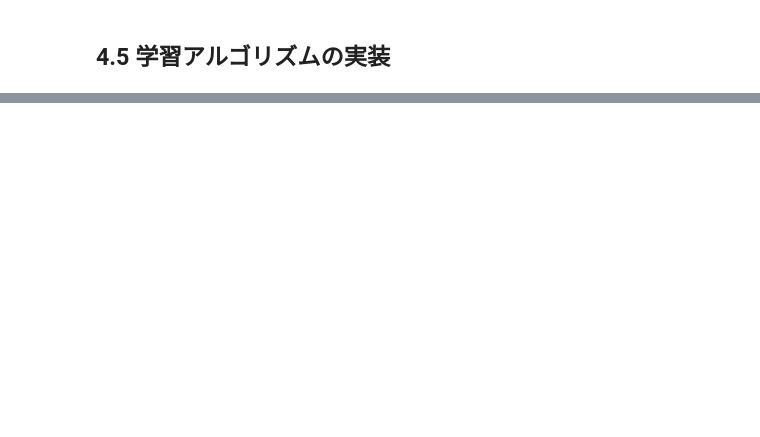
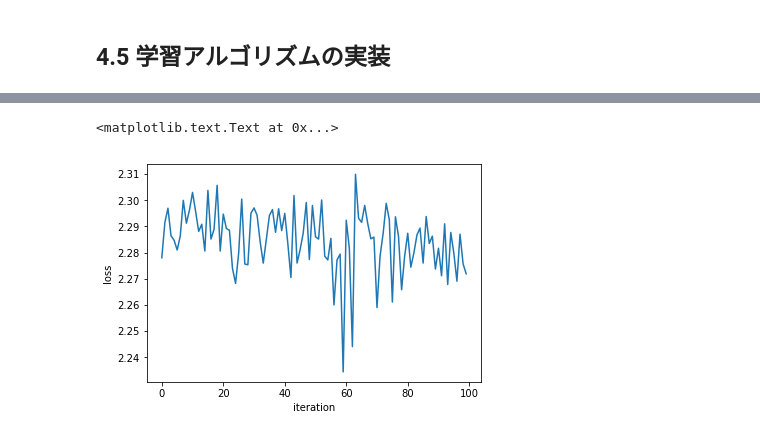
Before and after one commit to andokazu1979/deep-learning-from-scratch, a Jupyter notebook: ch04/ch04.ipynb, the cells around one changed output, grey strips where cells are left out. Drawn from its saved outputs; the diff is of its cells as text; code cells hidden in the pictures; blank space fills up the shorter version.

```diff
--- a/ch04/ch04.ipynb
+++ b/ch04/ch04.ipynb
@@ -283,0 +481,7 @@ print(dW)
+# %%
+plt.plot(train_loss_list)
+plt.xlabel("iteration")
+plt.ylabel("loss")
+# %% [output]
+<matplotlib.text.Text at 0x...>
+[figure, added]
```
Also changed, not shown: parts of 16 cells of this notebook.
